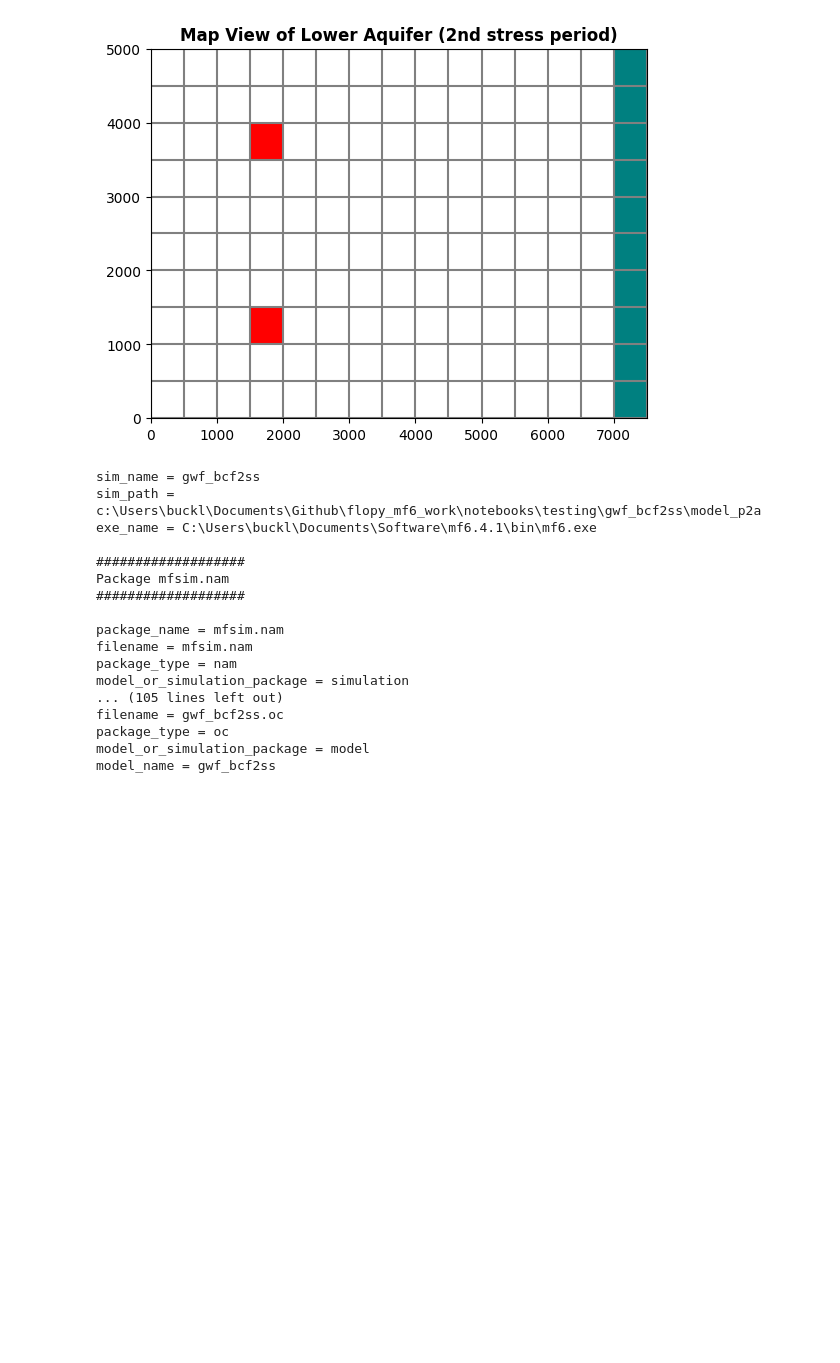
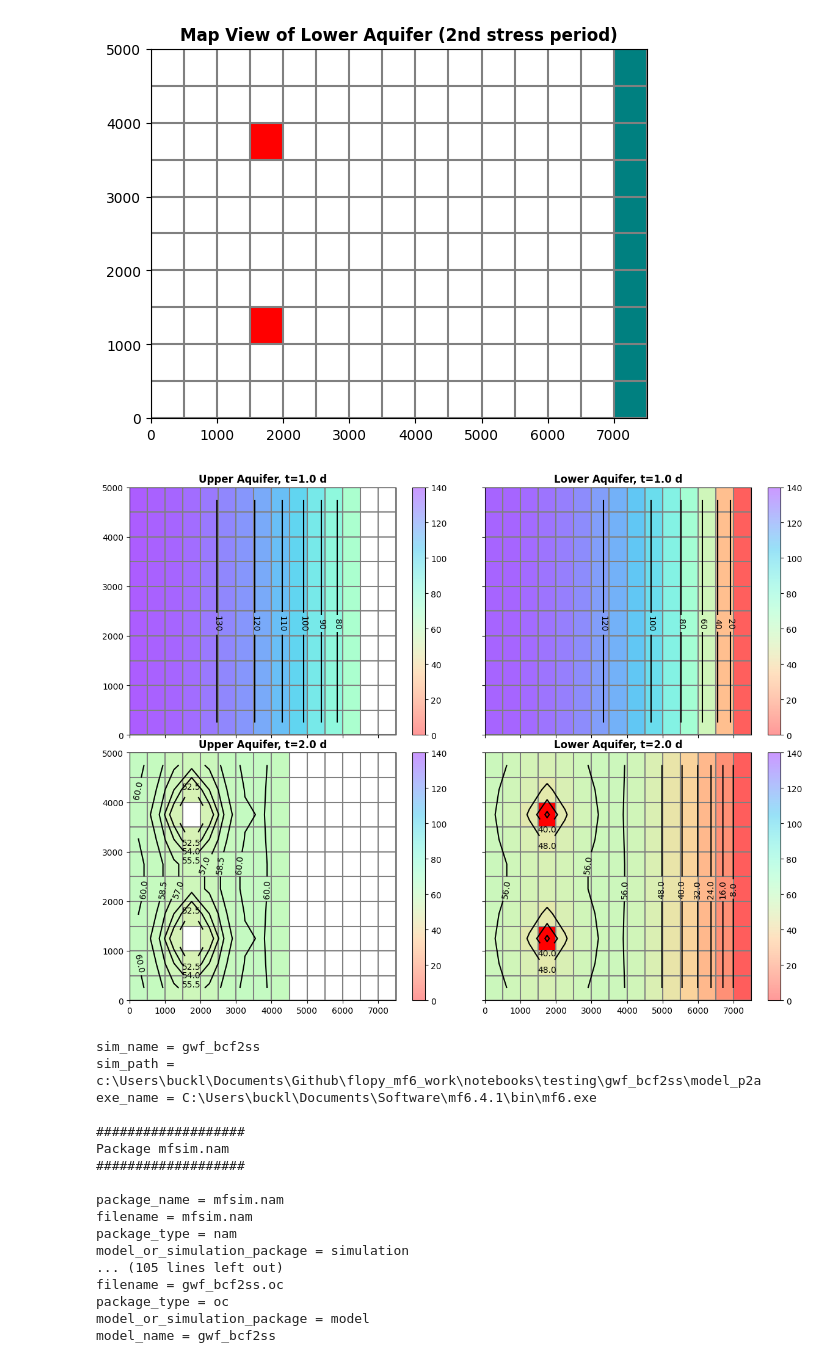
Before and after one commit to dannbuckley/flopy_mf6_work, a Jupyter notebook: notebooks/testing/gwf_bcf2ss/gwf_bcf2ss.ipynb, the cells around one changed output. Saved outputs shown, nothing was run; the diff lists cells and outputs as text; code cells hidden in the pictures; blank space fills up the shorter version.

Commit message:
Plot heads for BCF2SS implementation

```diff
--- a/notebooks/testing/gwf_bcf2ss/gwf_bcf2ss.ipynb
+++ b/notebooks/testing/gwf_bcf2ss/gwf_bcf2ss.ipynb
@@ -101,3 +99,7 @@ standard_sim.plot_mapview_lower_kper0();
 standard_sim.plot_mapview_lower_kper1();
 # %% [output]
 [figure]
+# %%
+standard_sim.plot_head_comparison_kper();
+# %% [output]
+[figure, added]
```
Also changed, not shown: parts of 5 cells of this notebook, 27 other files.
